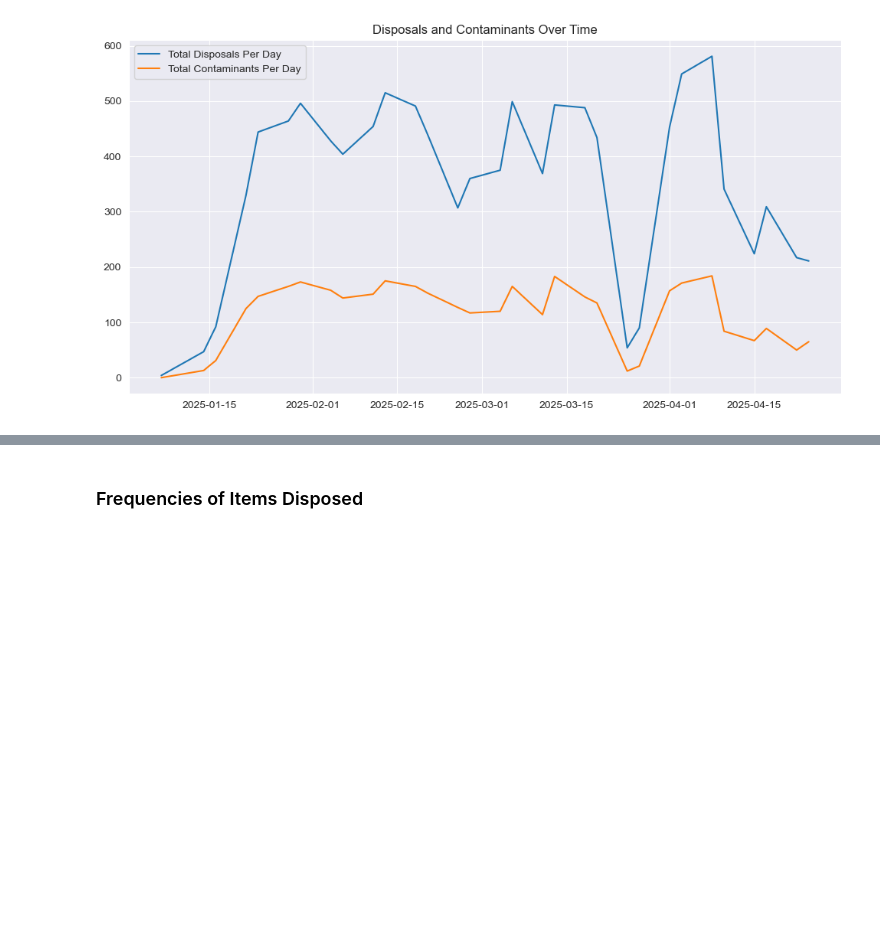
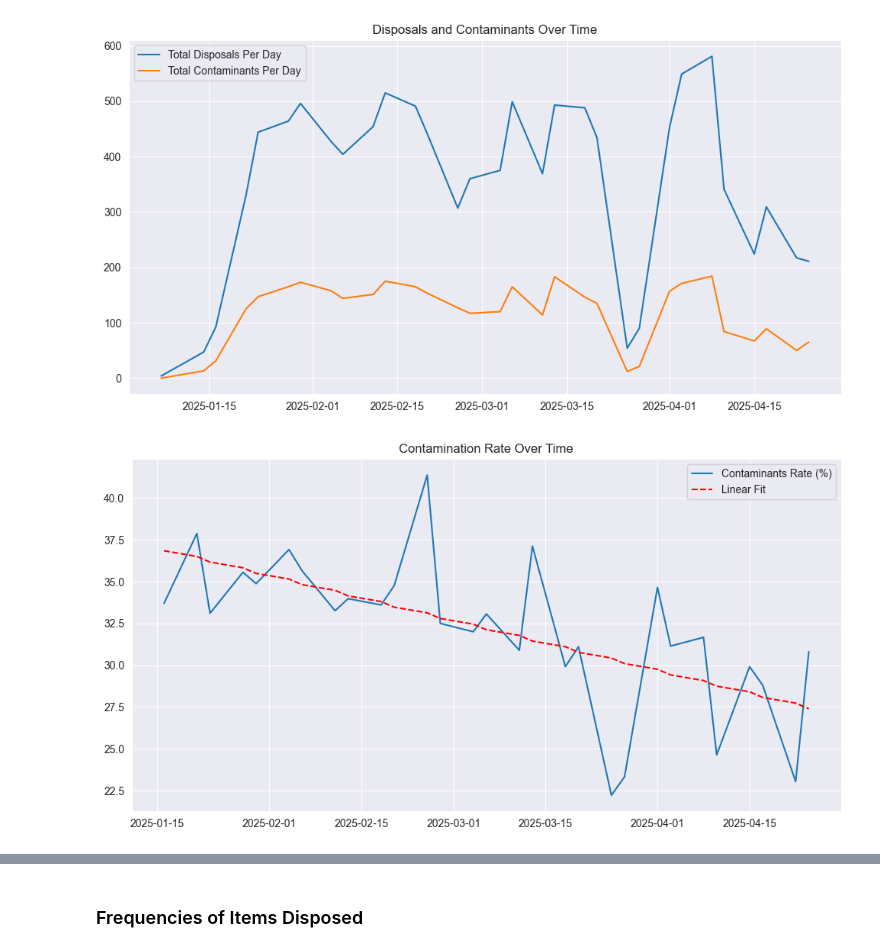
Before and after one commit to bps78/Oscar-Research-Project, a Jupyter notebook: oscar_project.ipynb, the cells around one changed output, grey strips where cells are left out. Drawn from its saved outputs; the diff is of its cells as text; code cells hidden in the pictures; blank space fills up the shorter version.

```diff
--- a/oscar_project.ipynb
+++ b/oscar_project.ipynb
@@ -132,3 +131,22 @@ plt.legend()
 plt.show()
 # %% [output]
 [figure]
+# %%
+contamiination_rate_per_day = (total_contaminants_per_day / total_disposals_per_day) * 100
+
+N = 2
+
+x = np.arange(len(contamiination_rate_per_day))[N:]
+y = contamiination_rate_per_day.values[N:]
+
+slope, intercept = np.polyfit(x, y, 1)
+trend = slope * x + intercept
+
+plt.figure(figsize=(12, 6))
+plt.plot(contamiination_rate_per_day.index[N:], y, label='Contaminants Rate (%)')
+plt.plot(contamiination_rate_per_day.index[N:], trend, color='red', linestyle='--', label='Linear Fit')
+plt.title('Contamination Rate Over Time')
+plt.legend()
+plt.show()
+# %% [output]
+[figure, added]
```
Also changed, not shown: parts of 11 cells of this notebook.
